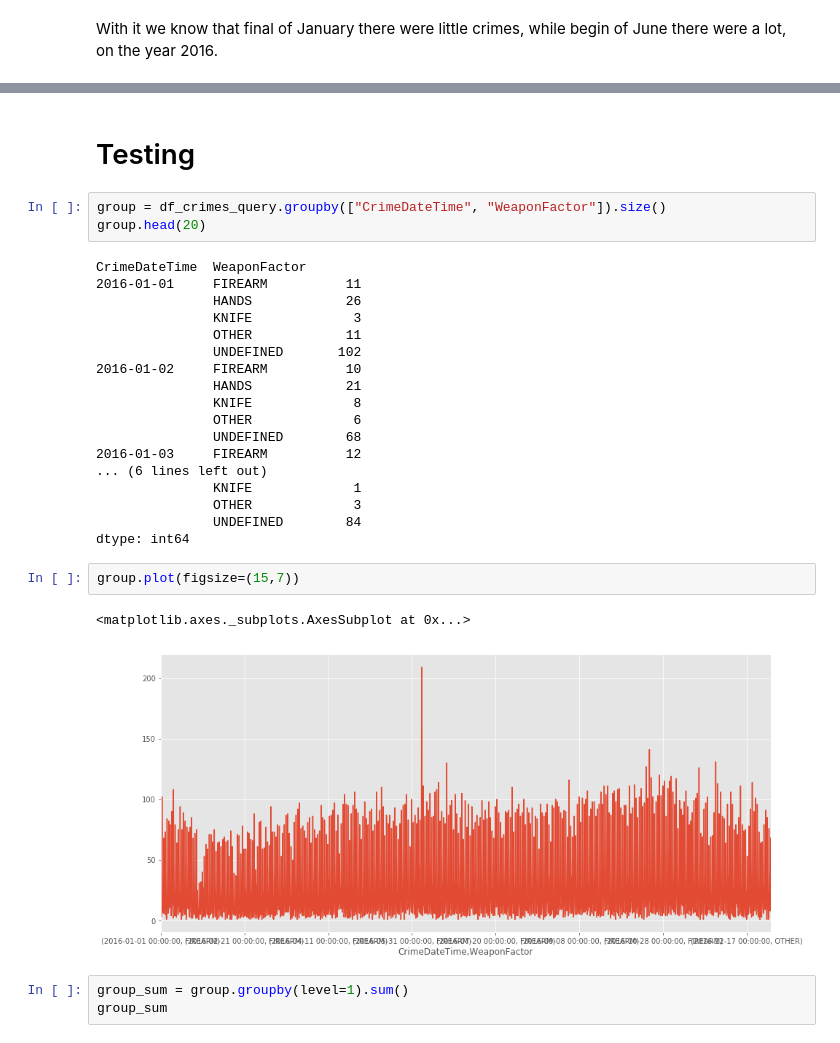
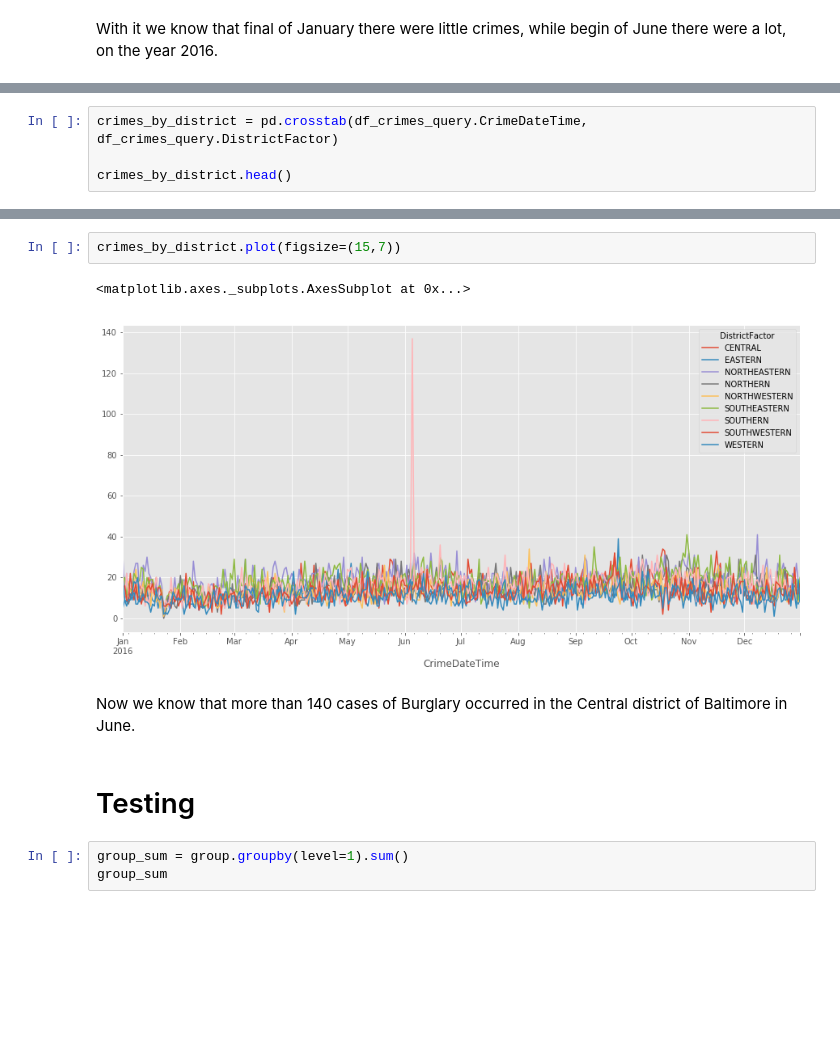
Before and after one commit to rmmariano/CAP386_intro_data_science, a Jupyter notebook: projeto/crimes_baltimore/crimes_baltimore.ipynb, the cells around one changed output, grey strips where cells are left out. Drawn from its saved outputs; the diff is of its cells as text; blank space fills up the shorter version.

```diff
--- a/projeto/crimes_baltimore/crimes_baltimore.ipynb
+++ b/projeto/crimes_baltimore/crimes_baltimore.ipynb
@@ -719,0 +781,4 @@ With it we know that final of January there were little crimes, while begin of J
+# %%
+crimes_by_district = pd.crosstab(df_crimes_query.CrimeDateTime, df_crimes_query.DistrictFactor)
+
+crimes_by_district.head()
@@ -720,31 +793,12 @@ With it we know that final of January there were little crimes, while begin of J
+# %%
+crimes_by_district.plot(figsize=(15,7))
+# %% [output]
+<matplotlib.axes._subplots.AxesSubplot at 0x...>
+[figure, added]
+# %% [markdown]
+Now we know that more than 140 cases of Burglary occurred in the Central district of Baltimore in June.
 # %% [markdown]
 # Testing
-# %%
-group = df_crimes_query.groupby(["CrimeDateTime", "WeaponFactor"]).size()
-group.head(20)
-# %% [output]
-CrimeDateTime  WeaponFactor
-2016-01-01     FIREARM          11
-               HANDS            26
-               KNIFE             3
-               OTHER            11
-               UNDEFINED       102
-2016-01-02     FIREARM          10
-               HANDS            21
-               KNIFE             8
-               OTHER             6
-               UNDEFINED        68
-2016-01-03     FIREARM          12
-... (6 lines left out)
-               KNIFE             1
-               OTHER             3
-               UNDEFINED        84
-dtype: int64
-# %%
-group.plot(figsize=(15,7))
-# %% [output]
-<matplotlib.axes._subplots.AxesSubplot at 0x...>
-[figure, removed]
 # %%
 group_sum = group.groupby(level=1).sum()
 group_sum
```
Also changed, not shown: parts of 27 cells of this notebook.
